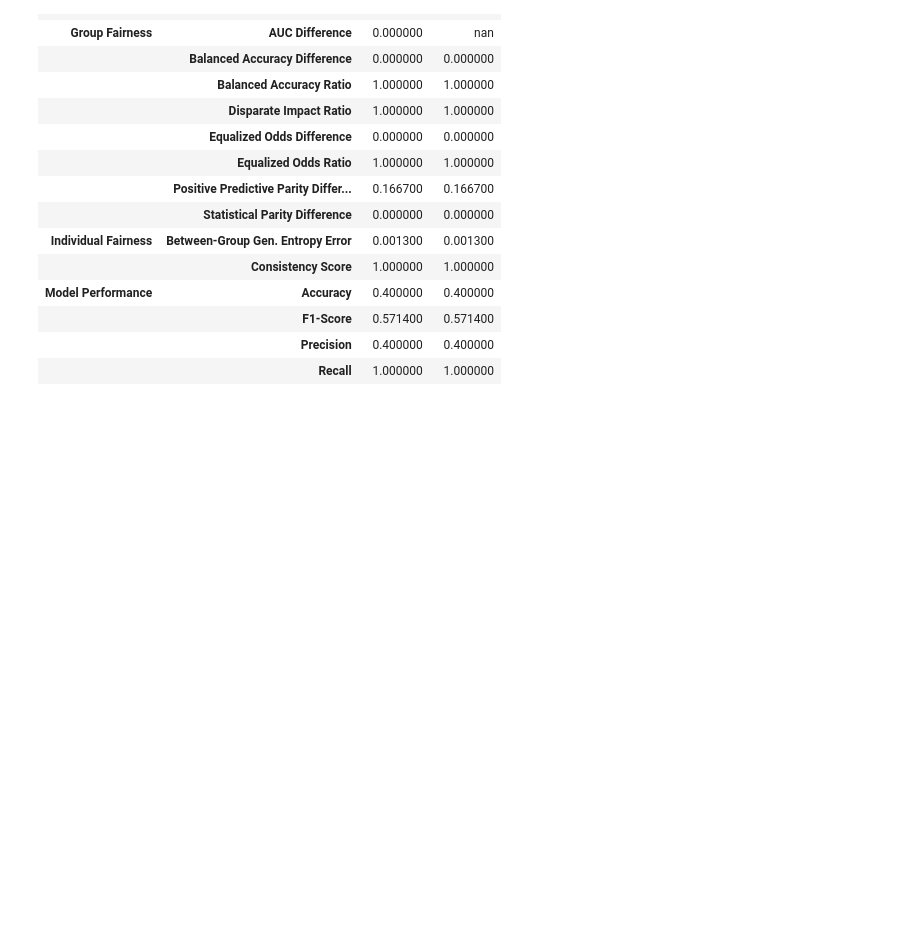
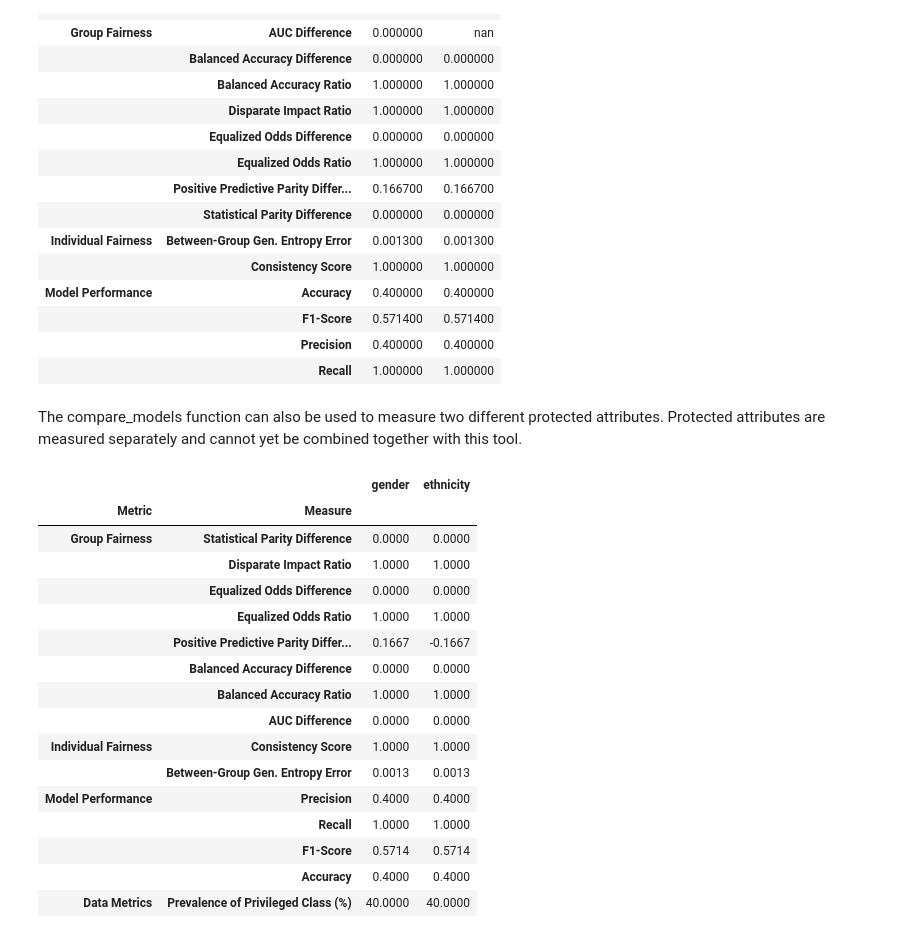
Before and after one commit to KenSciResearch/fairMLHealth, a Jupyter notebook: tutorials_and_examples/Example-ToolUsage.ipynb, the cells around one changed output. Cells and saved outputs as stored; diff of their text form; code cells hidden in the pictures; blank space fills up the shorter version.

Commit message:
[docs] README updated with new tool usage.

```diff
--- a/tutorials_and_examples/Example-ToolUsage.ipynb
+++ b/tutorials_and_examples/Example-ToolUsage.ipynb
@@ -14,7 +12,9 @@ from sklearn.tree import DecisionTreeClassifier
 
 # Load data
 X = pd.DataFrame({'col1':[1,2,50,3,45,32], 'col2':[34,26,44,2,1,1],
-                  'col3':[32,23,34,22,65,27], 'gender':[0,1,0,1,1,0]})
+                  'col3':[32,23,34,22,65,27],
+                  'gender':[0,1,0,1,1,0], 'ethnicity':[0,0,0,1,1,1]
+                 })
 y = pd.DataFrame({'y':[1,0,0,1,0,1]})
 X_train, X_test, y_train, y_test = train_test_split(X, y, test_size=0.75, random_state=36)
 
@@ -136,3 +136,27 @@ flag(comparison)
 |  | F1-Score | 0.571400 | 0.571400 |
 |  | Precision | 0.400000 | 0.400000 |
 |  | Recall | 1.000000 | 1.000000 |
+# %% [markdown]
+The compare_models function can also be used to measure two different protected attributes. Protected attributes are measured separately and cannot yet be combined together with this tool.
+# %%
+fhmc.compare_models(X_test, y_test,
+                     [X_test['gender'], X_test['ethnicity']],
+                      {'gender':model_1, 'ethnicity':model_1})
+# %% [output]
+|  |  | gender | ethnicity |
+| Metric | Measure |  |  |
+| Group Fairness | Statistical Parity Difference | 0.0000 | 0.0000 |
+|  | Disparate Impact Ratio | 1.0000 | 1.0000 |
+|  | Equalized Odds Difference | 0.0000 | 0.0000 |
+|  | Equalized Odds Ratio | 1.0000 | 1.0000 |
+|  | Positive Predictive Parity Differ... | 0.1667 | -0.1667 |
+|  | Balanced Accuracy Difference | 0.0000 | 0.0000 |
+|  | Balanced Accuracy Ratio | 1.0000 | 1.0000 |
+|  | AUC Difference | 0.0000 | 0.0000 |
+| Individual Fairness | Consistency Score | 1.0000 | 1.0000 |
+|  | Between-Group Gen. Entropy Error | 0.0013 | 0.0013 |
+| Model Performance | Precision | 0.4000 | 0.4000 |
+|  | Recall | 1.0000 | 1.0000 |
+|  | F1-Score | 0.5714 | 0.5714 |
+|  | Accuracy | 0.4000 | 0.4000 |
+| Data Metrics | Prevalence of Privileged Class (%) | 40.0000 | 40.0000 |
```
Also changed, not shown: parts of 1 cell of this notebook, 17 other files.
